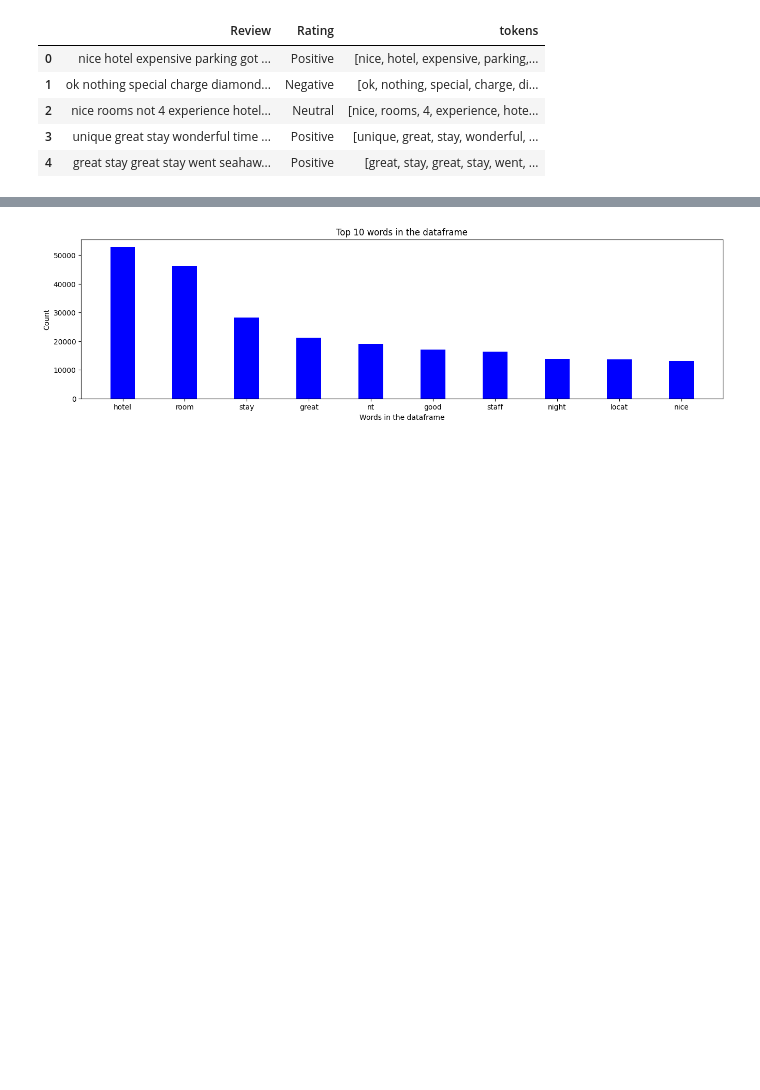
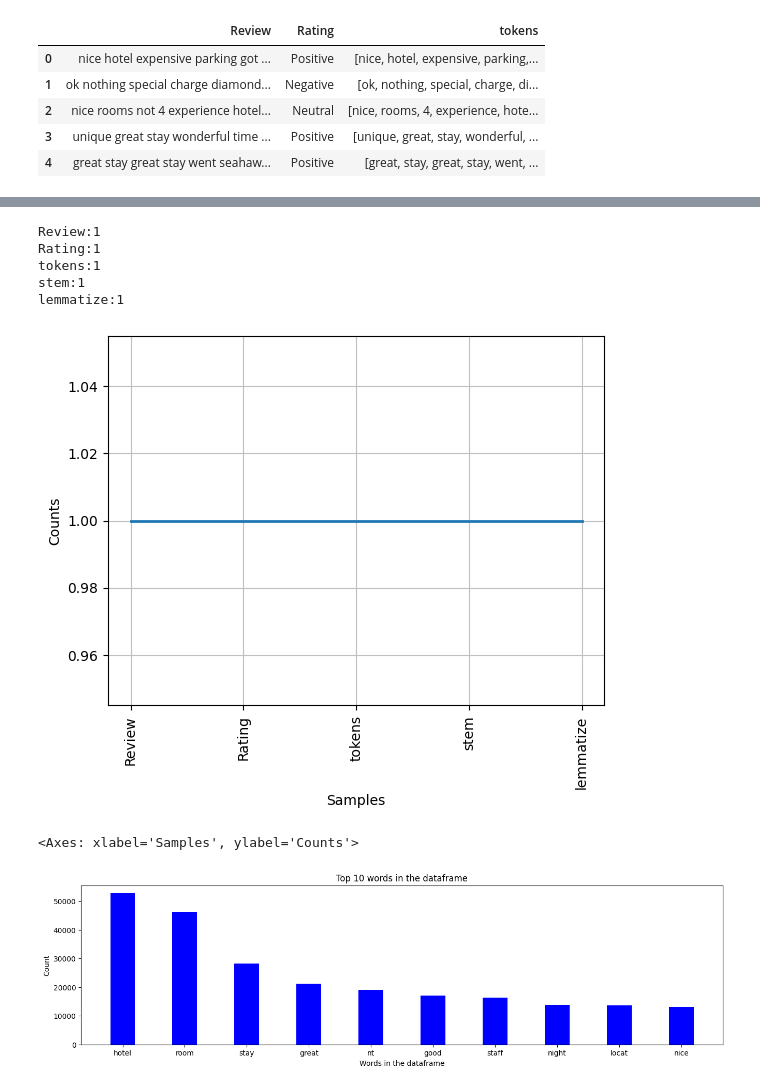
Before and after one commit to Tonry12/data_science_bootcamp_8_tonnaw, a Jupyter notebook: Project1_66_Bigdata.ipynb, the cells around one changed output, grey strips where cells are left out. Saved outputs shown, nothing was run; the diff lists cells and outputs as text; code cells hidden in the pictures; blank space fills up the shorter version.

```diff
--- a/Project1_66_Bigdata.ipynb
+++ b/Project1_66_Bigdata.ipynb
@@ -229,6 +229,22 @@ neu.head(5)
 | 19 | hmmmmm say really high hopes hote... | Neutral | [hmmmmm, say, really, high, hopes... | [hmmmmm, say, realli, high, hope,... | [hmmmmm, say, realli, high, hope,... |
 | 25 | nt mind noise place great read re... | Neutral | [nt, mind, noise, place, great, r... | [nt, mind, nois, place, great, re... | [nt, mind, nois, place, great, re... |
 | 27 | met expectations centrally locate... | Neutral | [met, expectations, centrally, lo... | [met, expect, central, locat, hot... | [met, expect, central, locat, hot... |
+# %%
+# Count word frequency
+freq = nltk.FreqDist(tripadvisor)
+for key,val in freq.items():
+    print(str(key) + ':' + str(val))
+# %% [output]
+Review:1
+Rating:1
+tokens:1
+stem:1
+lemmatize:1
+# %%
+freq.plot(20, cumulative=False)    #เพื่อดูแต่ละคำว่าปรากฎมากี่คำ
+# %% [output]
+[figure, added]
+<Axes: xlabel='Samples', ylabel='Counts'>
 # %%
 #Statistical Analysis
 freq = {}
```
Also changed, not shown: parts of 1 cell of this notebook.
